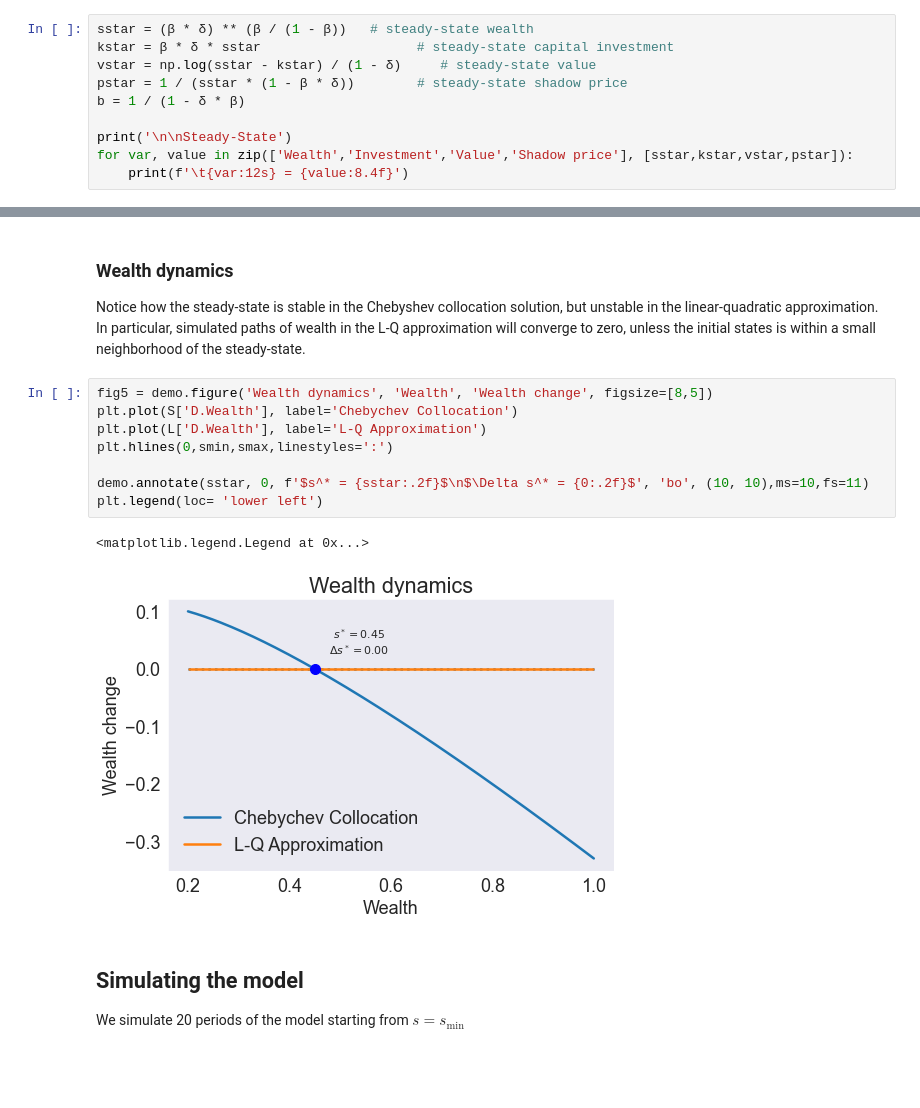
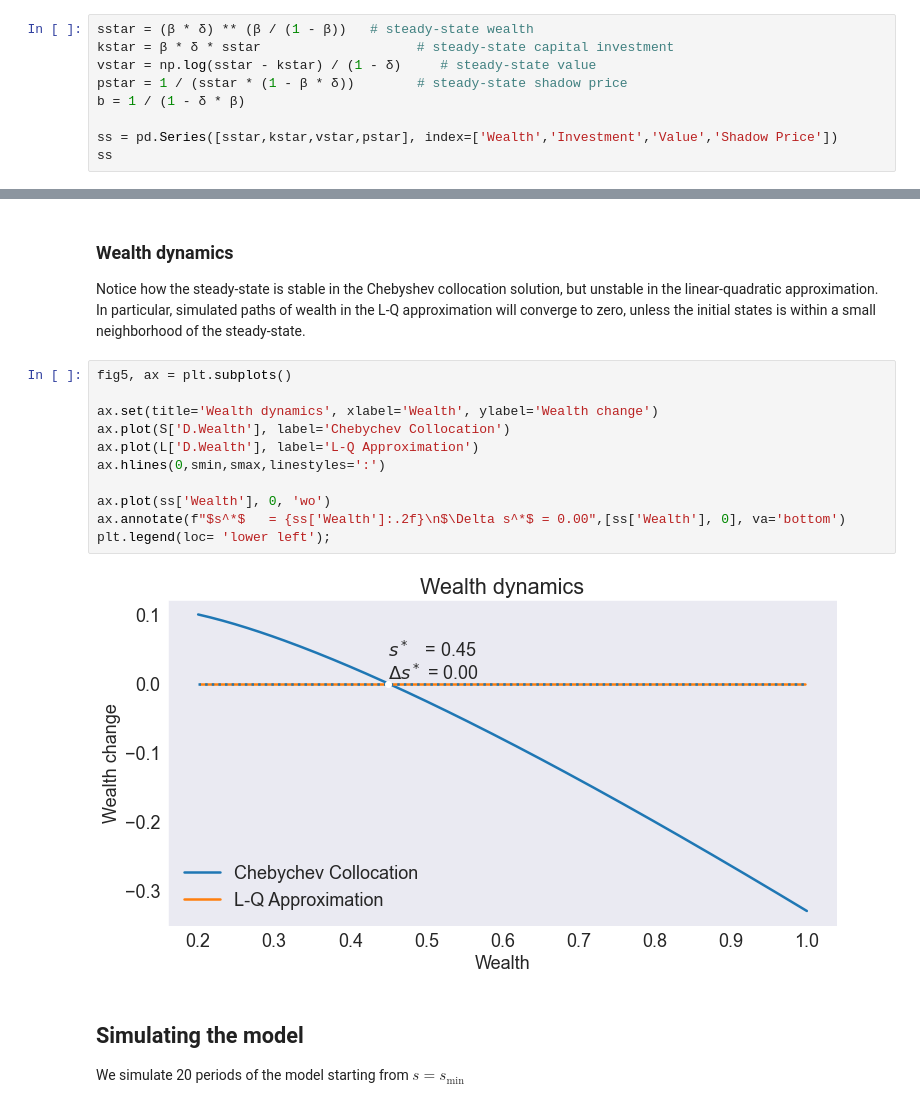
Before and after one commit to randall-romero/CompEcon, a Jupyter notebook: notebooks/dp/06 Deterministic Optimal Economic Growth Model.ipynb, the cells around one changed output, grey strips where cells are left out. Drawn from its saved outputs; the diff is of its cells as text; blank space fills up the shorter version.

```diff
--- a/notebooks/dp/06 Deterministic Optimal Economic Growth Model.ipynb
+++ b/notebooks/dp/06 Deterministic Optimal Economic Growth Model.ipynb
@@ -46,7 +57,6 @@ vstar = np.log(sstar - kstar) / (1 - δ)     # steady-state value
 pstar = 1 / (sstar * (1 - β * δ))        # steady-state shadow price
 b = 1 / (1 - δ * β)
 
-print('\n\nSteady-State')
-for var, value in zip(['Wealth','Investment','Value','Shadow price'], [sstar,kstar,vstar,pstar]):
-    print(f'\t{var:12s} = {value:8.4f}')
+ss = pd.Series([sstar,kstar,vstar,pstar], index=['Wealth','Investment','Value','Shadow Price'])
+ss
 # %% [output]
@@ -248,16 +266,18 @@ plt.ticklabel_format(style='sci', axis='y', scilimits=(-1,1))
 
 Notice how the steady-state is stable in the Chebyshev collocation solution, but unstable in the linear-quadratic approximation. In particular, simulated paths of wealth in the L-Q approximation will converge to zero, unless the initial states is within a small neighborhood of the steady-state.
 # %%
-fig5 = demo.figure('Wealth dynamics', 'Wealth', 'Wealth change', figsize=[8,5])
-plt.plot(S['D.Wealth'], label='Chebychev Collocation')
-plt.plot(L['D.Wealth'], label='L-Q Approximation')
-plt.hlines(0,smin,smax,linestyles=':')
+fig5, ax = plt.subplots()
 
-demo.annotate(sstar, 0, f'$s^* = {sstar:.2f}$\n$\Delta s^* = {0:.2f}$', 'bo', (10, 10),ms=10,fs=11)
-plt.legend(loc= 'lower left')
+ax.set(title='Wealth dynamics', xlabel='Wealth', ylabel='Wealth change')
+ax.plot(S['D.Wealth'], label='Chebychev Collocation')
+ax.plot(L['D.Wealth'], label='L-Q Approximation')
+ax.hlines(0,smin,smax,linestyles=':')
+
+ax.plot(ss['Wealth'], 0, 'wo')
+ax.annotate(f"$s^*$   = {ss['Wealth']:.2f}\n$\Delta s^*$ = 0.00",[ss['Wealth'], 0], va='bottom')
+plt.legend(loc= 'lower left');
 # %% [output]
-<matplotlib.legend.Legend at 0x...>
-[figure, old version]
+[figure, new version]
 # %% [markdown]
 ## Simulating the model
 
```
Also changed, not shown: parts of 12 cells of this notebook, 14 other files.
